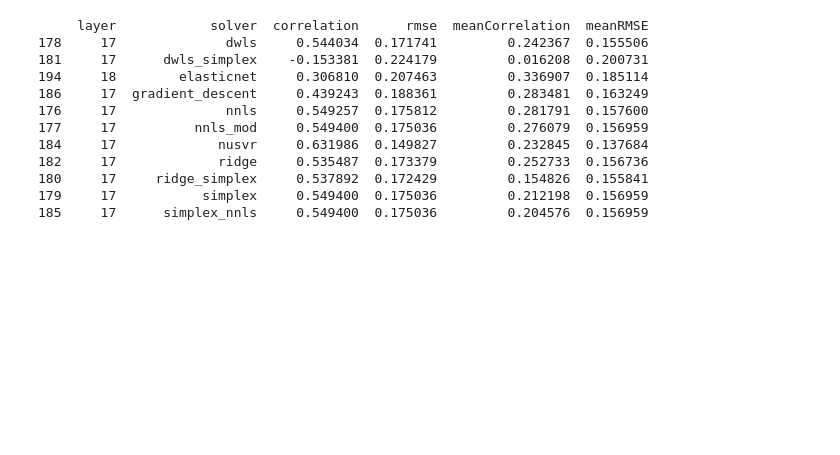
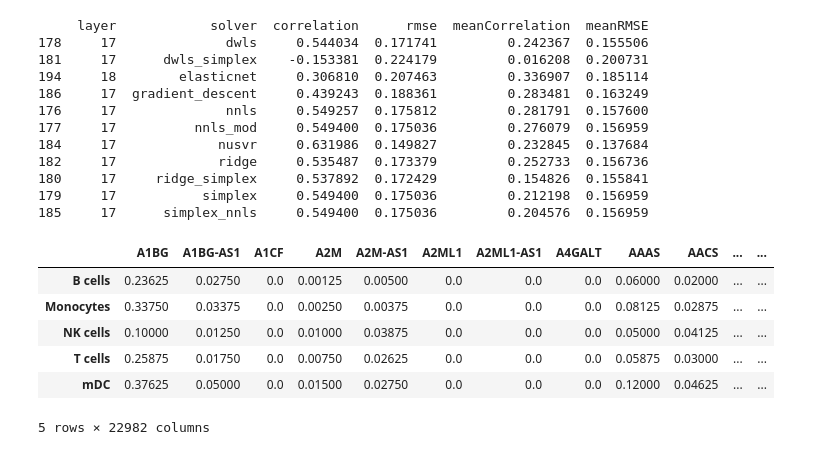
Before and after one commit to Eastmanmd/DECONVersation, a Jupyter notebook: tutorials/GF_layer_sweep/geneformer_layer_sweep_all_solvers_bulk_finotello.ipynb, the cells around one changed output. Cells and saved outputs as stored; diff of their text form; code cells hidden in the pictures; blank space fills up the shorter version.

```diff
--- a/tutorials/GF_layer_sweep/geneformer_layer_sweep_all_solvers_bulk_finotello.ipynb
+++ b/tutorials/GF_layer_sweep/geneformer_layer_sweep_all_solvers_bulk_finotello.ipynb
@@ -280,0 +283,27 @@ print(metrics_df.loc[metrics_df.groupby('solver')['correlation'].idxmax()])
+# %%
+reference_path = '/gpfs/commons/groups/compbio/projects/rf_projects/deconv_data/deconvBench/hao800_signature_matrix_broad_symbol.csv'
+bulk_path = '/gpfs/commons/groups/compbio/projects/rf_projects/deconv_data/deconvBench/bulk/finotello/finotello_tpm_symbol_transpose.csv'
+# %%
+# Signature matrix
+signature_df = pd.read_csv(reference_path, index_col=0)
+signature_df = signature_df.T
+signature_df.columns.name = None
+signature_df.index.name = None
+signature_df = signature_df.T
+
+
+# bulk data
+bulk_df = pd.read_csv(bulk_path, index_col=0)
+bulk_df = bulk_df.loc[bulk_df.index.dropna()]
+bulk_df.columns.name = None
+bulk_df.index.name = None
+# %%
+signature_df.head()
+# %% [output]
+|  | A1BG | A1BG-AS1 | A1CF | A2M | A2M-AS1 | A2ML1 | A2ML1-AS1 | A4GALT | AAAS | AACS | ... | ... |
+| B cells | 0.23625 | 0.02750 | 0.0 | 0.00125 | 0.00500 | 0.0 | 0.0 | 0.0 | 0.06000 | 0.02000 | ... | ... |
+| Monocytes | 0.33750 | 0.03375 | 0.0 | 0.00250 | 0.00375 | 0.0 | 0.0 | 0.0 | 0.08125 | 0.02875 | ... | ... |
+| NK cells | 0.10000 | 0.01250 | 0.0 | 0.01000 | 0.03875 | 0.0 | 0.0 | 0.0 | 0.05000 | 0.04125 | ... | ... |
+| T cells | 0.25875 | 0.01750 | 0.0 | 0.00750 | 0.02625 | 0.0 | 0.0 | 0.0 | 0.05875 | 0.03000 | ... | ... |
+| mDC | 0.37625 | 0.05000 | 0.0 | 0.01500 | 0.02750 | 0.0 | 0.0 | 0.0 | 0.12000 | 0.04625 | ... | ... |
+5 rows × 22982 columns
```
Also changed, not shown: parts of 2 cells of this notebook, 1 other file.
